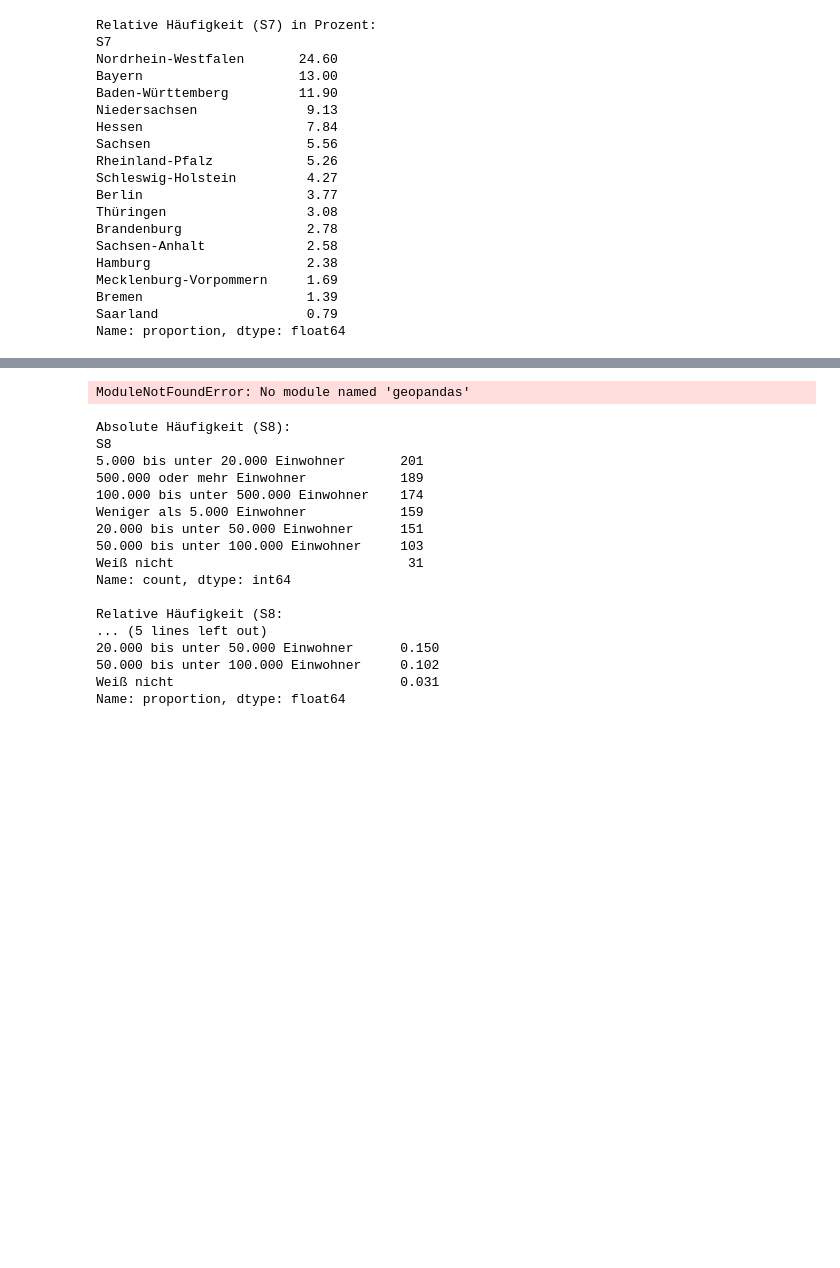
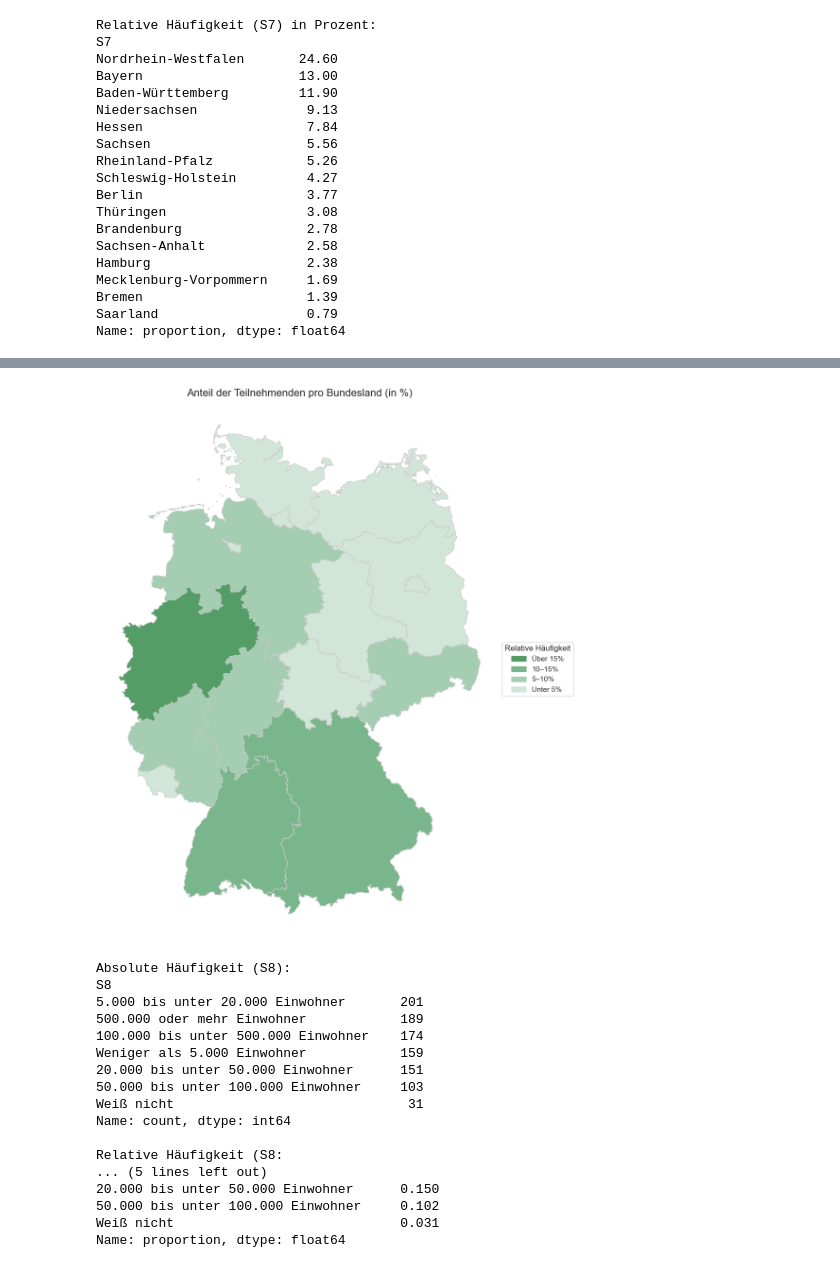
Before and after one commit to lara-polat/python_kurs, a Jupyter notebook: Project_Datenbereinigung.ipynb, the cells around one changed output, grey strips where cells are left out. Saved outputs shown, nothing was run; the diff lists cells and outputs as text; code cells hidden in the pictures; blank space fills up the shorter version.

```diff
--- a/Project_Datenbereinigung.ipynb
+++ b/Project_Datenbereinigung.ipynb
@@ -1495,35 +1559,35 @@ def farbgruppe(häufigkeit):
 
 df_deutschlandkarte['farbe'] = df_deutschlandkarte['relative_Häufigkeit'].apply(farbgruppe)
 
 # Beispiel: GeoJSON der deutschen Bundesländer von einer öffentlichen Quelle
 url = "https://raw.githubusercontent.com/isellsoap/deutschlandGeoJSON/main/2_bundeslaender/2_hoch.geo.json"
 bundeslaender = gpd.read_file(url)
 
 # Mergen mit Häufigkeiten
 merged = bundeslaender.merge(df_deutschlandkarte, left_on='name', right_on='Bundesland')
 
 # Plot erstellen
 fig, ax = plt.subplots(1, 1, figsize=(10, 12))
 merged.plot(color=merged['farbe'], linewidth=0.8, edgecolor='0.8', ax=ax)
 
 # Titel
-ax.set_title("Bundesland", fontsize=16)
+ax.set_title("Anteil der Teilnehmenden pro Bundesland (in %)", fontsize=16)
 ax.axis('off')
 
 # Legende manuell erstellen
 import matplotlib.patches as mpatches
 legende = [
     mpatches.Patch(color='#549D67', label='Über 15%'),
     mpatches.Patch(color='#7AB68C', label='10–15%'),
     mpatches.Patch(color='#A4CDB2', label='5–10%'),
     mpatches.Patch(color='#D1E6D9', label='Unter 5%')
 ]
 ax.legend(handles=legende, title='Relative Häufigkeit', loc='center left', bbox_to_anchor=(1, 0.5))
 
 plt.tight_layout()
 plt.show()
 # %% [output]
-ModuleNotFoundError: No module named 'geopandas'
+[figure, added]
 # %%
 # Gemeindegröße - wird in der Präsentation nicht reportet
 
```
Also changed, not shown: parts of 12 cells of this notebook, 1 other file.
